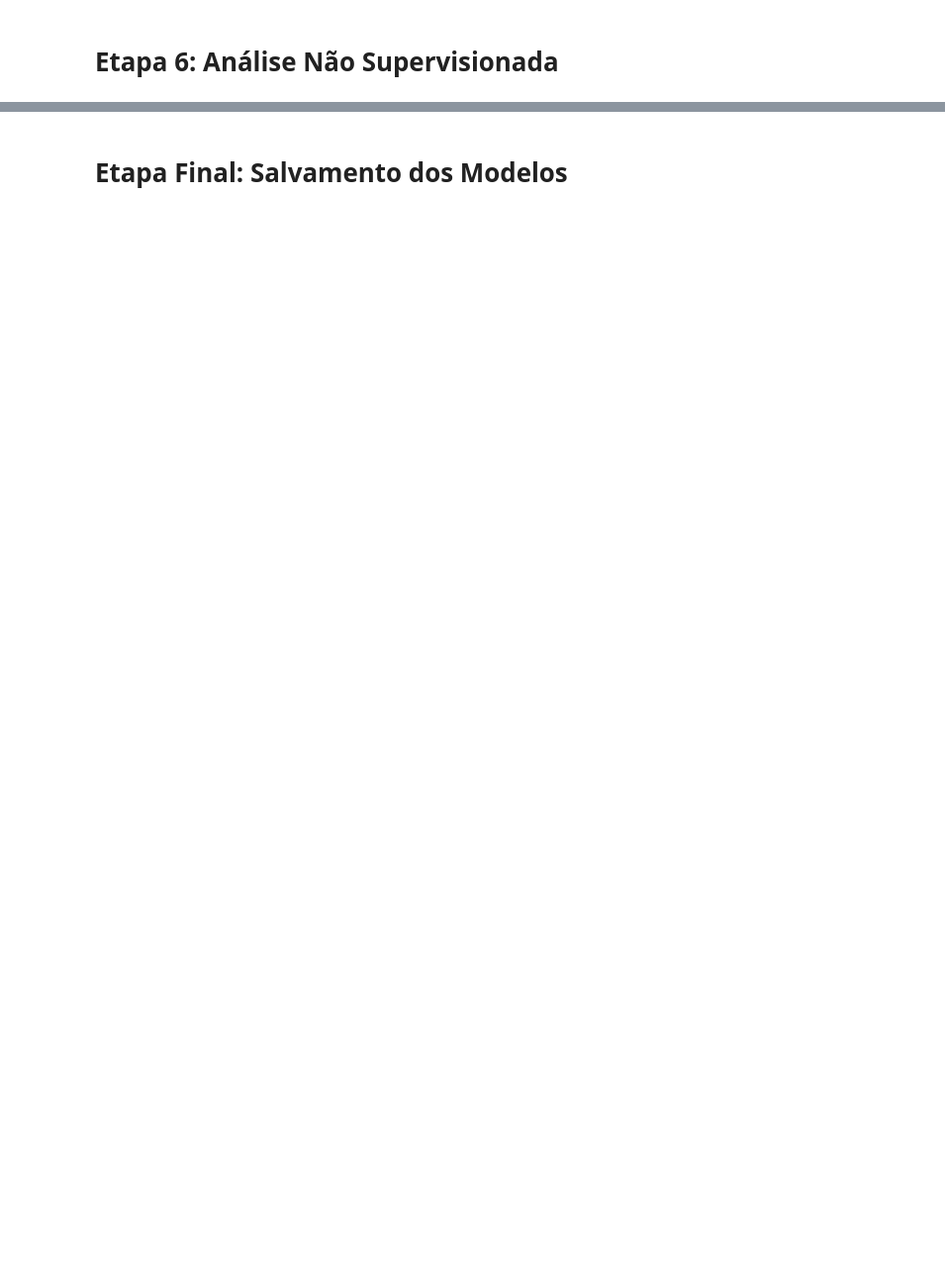
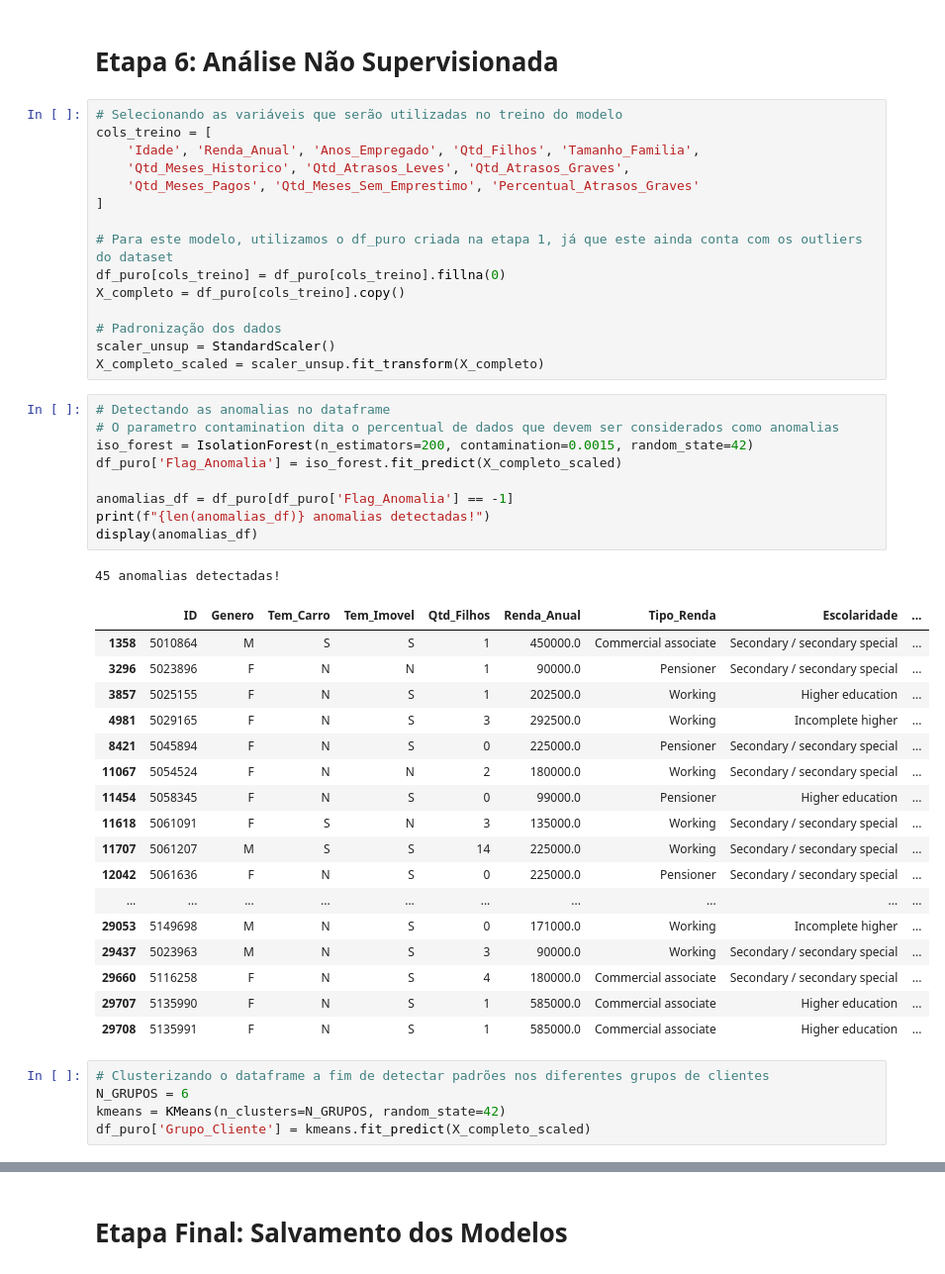
Before and after one commit to jaumg2004/xGMobile, a Jupyter notebook: TrabalhoFinal.ipynb, the cells around one changed output, grey strips where cells are left out. Shown at 99% size. Saved outputs shown, nothing was run; the diff lists cells and outputs as text; blank space fills up the shorter version.

```diff
--- a/TrabalhoFinal.ipynb
+++ b/TrabalhoFinal.ipynb
@@ -470,2 +758,50 @@ plt.show()
 # %% [markdown]
 # **Etapa 6: Análise Não Supervisionada**
+# %%
+# Selecionando as variáveis que serão utilizadas no treino do modelo
+cols_treino = [
+    'Idade', 'Renda_Anual', 'Anos_Empregado', 'Qtd_Filhos', 'Tamanho_Familia',
+    'Qtd_Meses_Historico', 'Qtd_Atrasos_Leves', 'Qtd_Atrasos_Graves',
+    'Qtd_Meses_Pagos', 'Qtd_Meses_Sem_Emprestimo', 'Percentual_Atrasos_Graves'
+]
+
+# Para este modelo, utilizamos o df_puro criada na etapa 1, já que este ainda conta com os outliers do dataset
+df_puro[cols_treino] = df_puro[cols_treino].fillna(0)
+X_completo = df_puro[cols_treino].copy()
+
+# Padronização dos dados
+scaler_unsup = StandardScaler()
+X_completo_scaled = scaler_unsup.fit_transform(X_completo)
+# %%
+# Detectando as anomalias no dataframe
+# O parametro contamination dita o percentual de dados que devem ser considerados como anomalias
+iso_forest = IsolationForest(n_estimators=200, contamination=0.0015, random_state=42)
+df_puro['Flag_Anomalia'] = iso_forest.fit_predict(X_completo_scaled)
+
+anomalias_df = df_puro[df_puro['Flag_Anomalia'] == -1]
+print(f"{len(anomalias_df)} anomalias detectadas!")
+display(anomalias_df)
+# %% [output]
+45 anomalias detectadas!
+|  | ID | Genero | Tem_Carro | Tem_Imovel | Qtd_Filhos | Renda_Anual | Tipo_Renda | Escolaridade | ... |
+| 1358 | 5010864 | M | S | S | 1 | 450000.0 | Commercial associate | Secondary / secondary special | ... |
+| 3296 | 5023896 | F | N | N | 1 | 90000.0 | Pensioner | Secondary / secondary special | ... |
+| 3857 | 5025155 | F | N | S | 1 | 202500.0 | Working | Higher education | ... |
+| 4981 | 5029165 | F | N | S | 3 | 292500.0 | Working | Incomplete higher | ... |
+| 8421 | 5045894 | F | N | S | 0 | 225000.0 | Pensioner | Secondary / secondary special | ... |
+| 11067 | 5054524 | F | N | N | 2 | 180000.0 | Working | Secondary / secondary special | ... |
+| 11454 | 5058345 | F | N | S | 0 | 99000.0 | Pensioner | Higher education | ... |
+| 11618 | 5061091 | F | S | N | 3 | 135000.0 | Working | Secondary / secondary special | ... |
+| 11707 | 5061207 | M | S | S | 14 | 225000.0 | Working | Secondary / secondary special | ... |
+| 12042 | 5061636 | F | N | S | 0 | 225000.0 | Pensioner | Secondary / secondary special | ... |
+| ... | ... | ... | ... | ... | ... | ... | ... | ... | ... |
+| 29053 | 5149698 | M | N | S | 0 | 171000.0 | Working | Incomplete higher | ... |
+| 29437 | 5023963 | M | N | S | 3 | 90000.0 | Working | Secondary / secondary special | ... |
+| 29660 | 5116258 | F | N | S | 4 | 180000.0 | Commercial associate | Secondary / secondary special | ... |
+| 29707 | 5135990 | F | N | S | 1 | 585000.0 | Commercial associate | Higher education | ... |
+| 29708 | 5135991 | F | N | S | 1 | 585000.0 | Commercial associate | Higher education | ... |
+# %%
+# Clusterizando o dataframe a fim de detectar padrões nos diferentes grupos de clientes
+N_GRUPOS = 6
+kmeans = KMeans(n_clusters=N_GRUPOS, random_state=42)
+df_puro['Grupo_Cliente'] = kmeans.fit_predict(X_completo_scaled)
```
Also changed, not shown: parts of 20 cells of this notebook.
